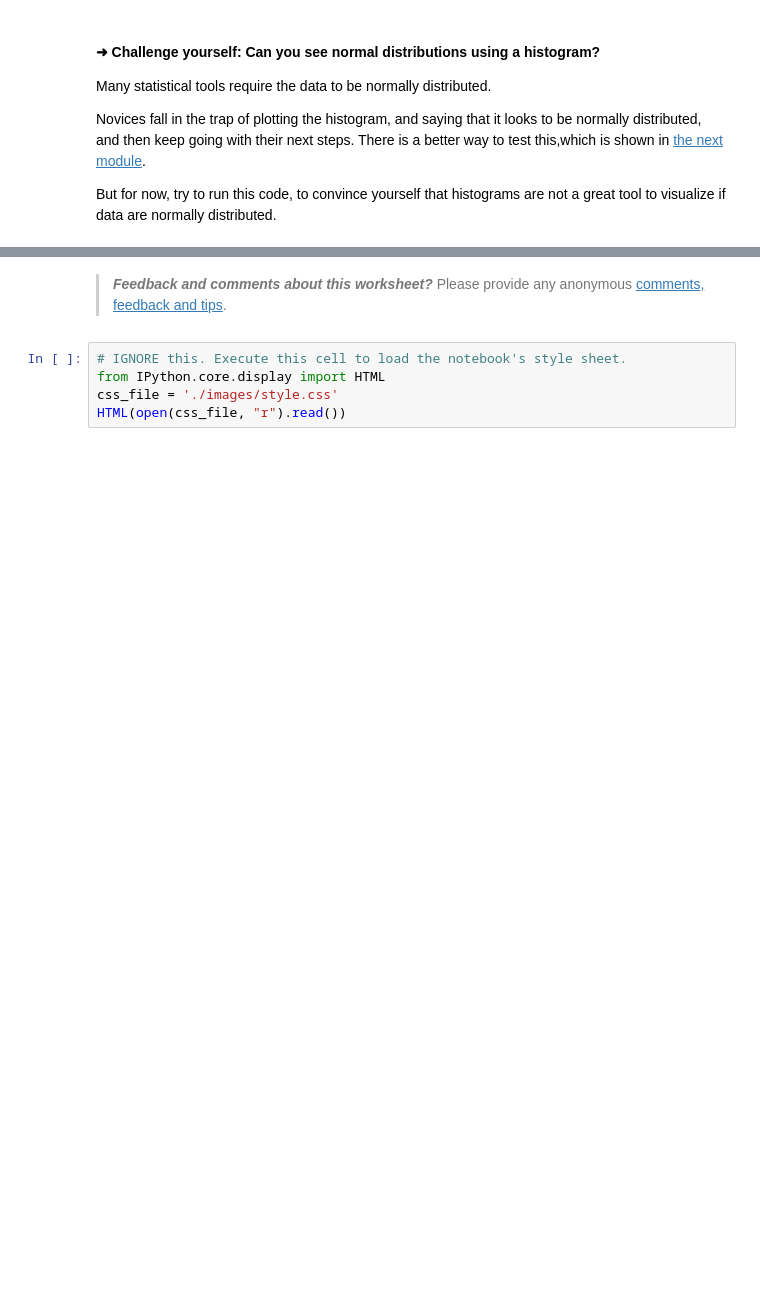
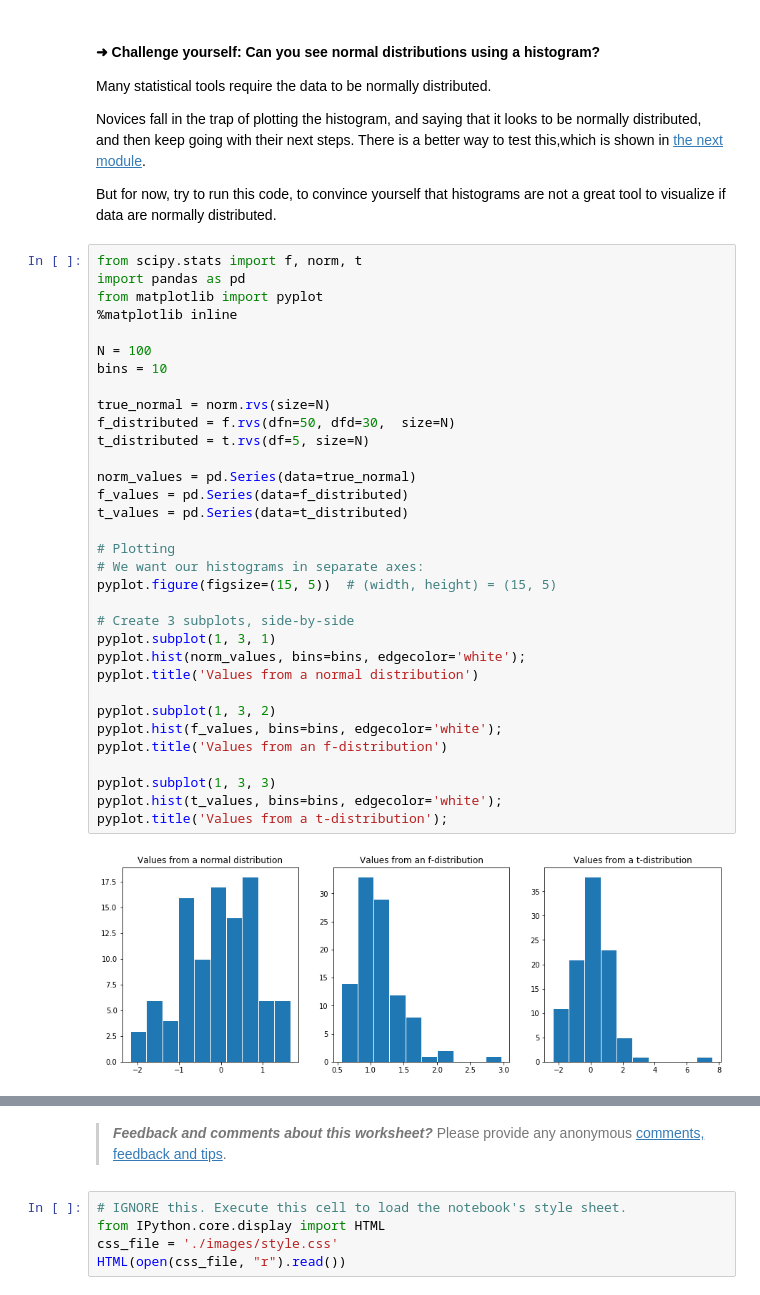
Before and after one commit to kgdunn/python-basic-notebooks, a Jupyter notebook: Module-09-interactive.ipynb, the cells around one changed output, grey strips where cells are left out. Saved outputs shown, nothing was run; the diff lists cells and outputs as text; blank space fills up the shorter version.

```diff
--- a/Module-09-interactive.ipynb
+++ b/Module-09-interactive.ipynb
@@ -720,3 +809,38 @@ Many statistical tools require the data to be normally distributed.
 Novices fall in the trap of plotting the histogram, and saying that it looks to be normally distributed, and then keep going with their next steps. There is a better way to test this,which is shown in [the next module](https://yint.org/pybasic10).
 
 But for now, try to run this code, to convince yourself that histograms are not a great tool to visualize if data are normally distributed.
+# %%
+from scipy.stats import f, norm, t
+import pandas as pd
+from matplotlib import pyplot
+%matplotlib inline
+
+N = 100
+bins = 10
+
+true_normal = norm.rvs(size=N)
+f_distributed = f.rvs(dfn=50, dfd=30,  size=N)
+t_distributed = t.rvs(df=5, size=N)
+
+norm_values = pd.Series(data=true_normal)
+f_values = pd.Series(data=f_distributed)
+t_values = pd.Series(data=t_distributed)
+
+# Plotting
+# We want our histograms in separate axes:
+pyplot.figure(figsize=(15, 5))  # (width, height) = (15, 5)
+
+# Create 3 subplots, side-by-side
+pyplot.subplot(1, 3, 1)
+pyplot.hist(norm_values, bins=bins, edgecolor='white');
+pyplot.title('Values from a normal distribution')
+
+pyplot.subplot(1, 3, 2)
+pyplot.hist(f_values, bins=bins, edgecolor='white');
+pyplot.title('Values from an f-distribution')
+
+pyplot.subplot(1, 3, 3)
+pyplot.hist(t_values, bins=bins, edgecolor='white');
+pyplot.title('Values from a t-distribution');
+# %% [output]
+[figure, added]
```
Also changed, not shown: parts of 26 cells of this notebook, 3 other files.
